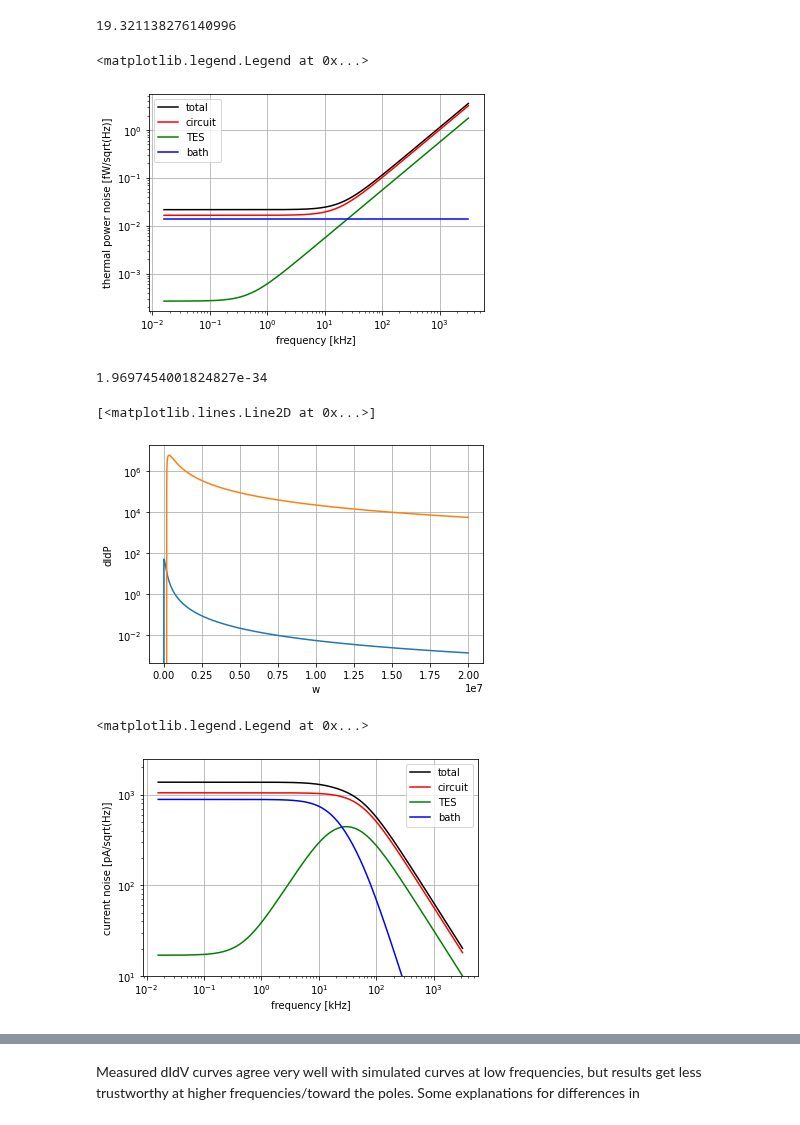
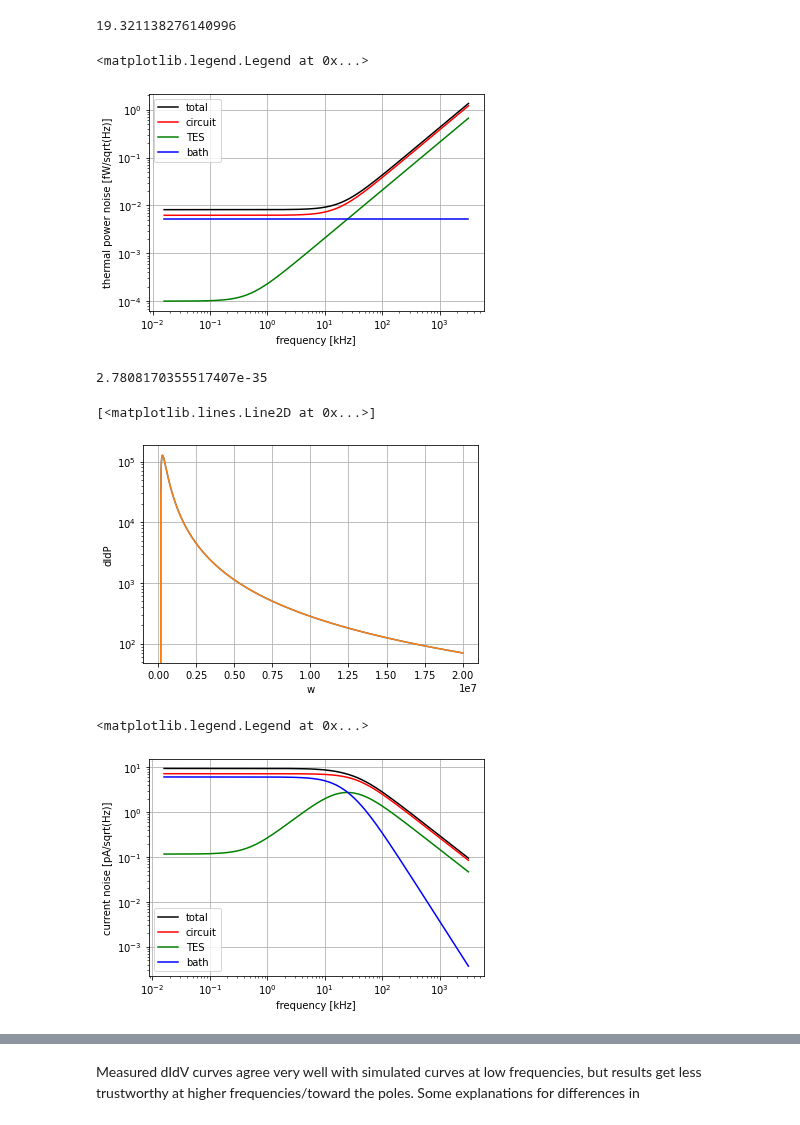
Before and after one commit to tamu-edu/tes_noise, a Jupyter notebook: bulk_tes_noise.ipynb, the cells around one changed output, grey strips where cells are left out. Saved outputs shown, nothing was run; the diff lists cells and outputs as text; code cells hidden in the pictures.

Commit message:
new numbers for TES volume from Mark
still need parasitic resistances accounting

```diff
--- a/bulk_tes_noise.ipynb
+++ b/bulk_tes_noise.ipynb
@@ -49,8 +49,9 @@ fsc = 2.5 # heat capacity increase due to superconducting/normal phase change
 gammaw = 108 # W heat capacity coefficient (J/K^2 m^3)
 
 # specs from Mark
-ltes = 220e-9 # TES length in direction of current flow (m)
-vtes = 1.7e-14 # TES volume (m^3) (17,000 um^3)
+# 1.2 um x 200 um x 25 nm x 400 per channel
+ltes = 200e-6 # TES length in direction of current flow (m)
+vtes = 400*(1.2e-6)*(200e-6)*(25e-9) # TES volume (m^3)
 Tc = 80e-3 # transition temp (K)
 dTc90_10 = 0.5e-3 # transition width from 10% of normal to 90% of normal (K)
 
@@ -262,25 +267,25 @@ plt.plot(1e-3*fn, 1e15*np.sqrt(SpTFN)*np.ones(fn.shape), 'b', label = 'bath')
 plt.legend()
 # %% [output]
 <matplotlib.legend.Legend at 0x...>
-[figure, old version]
+[figure, new version]
 # %%
 with open('Sp.txt', 'wb') as f:
     pickle.dump((Sp, fn), f)
 # %%
 SpTFN
 # %% [output]
-1.9697454001824827e-34
+2.7808170355517407e-35
 # %%
 # convert to current noise
-Ibias = 1e-6 # bias current (A)
+Ibias = 80e-6 # bias current (A)
 Vbias = Ibias*Rs # bias voltage
 I0 = Rs*Ibias/R0
 
 
 # first-order coeff matrix
 M = lambda w: np.array([
-    [(1j*w + Rl + Rn*(1+beta))/Lsquid, G*Ell/I0/Lsquid],
-    [-I0*Rn*(2+beta)/Cw, 1j*w + G*(1-Ell)/Cw]
+    [(1j*w + (Rl + R_op*(1+beta))/Lsquid), G*Ell/I0/Lsquid],
+    [-I0*R_op*(2+beta)/Cw, 1j*w + G*(1-Ell)/Cw]
 ])
 
 def _getdIdIP(w):
@@ -288,7 +293,7 @@ def _getdIdIP(w):
     return M_1[0,1]/Cw
 
 def getdIdP2(w):
-    return -G*Ell/((1j*w + G*(1-Ell)/Cw)*(1j*w + (Rl + R0*(1+beta))/Lsquid) + Ell*R0*G*(2+beta)/Lsquid/Cw)/Cw/I0/Lsquid
+    return -G*Ell/((1j*w + G*(1-Ell)/Cw)*(1j*w + (Rl + R_op*(1+beta))/Lsquid) + Ell*R_op*G*(2+beta)/Lsquid/Cw)/Cw/I0/Lsquid
 
 getdIdP = np.vectorize(_getdIdIP, otypes = (np.cdouble,))
 
@@ -316,28 +321,28 @@ plt.grid()
 plt.xlabel('w')
 plt.ylabel('dIdP')
 plt.semilogy()
-plt.plot(wspace, dIdP)
-plt.plot(wspace, dIdP2)
+plt.plot(wspace, np.real(dIdP))
+plt.plot(wspace, np.real(dIdP2))
 # %% [output]
 [<matplotlib.lines.Line2D at 0x...>]
-[figure, old version]
+[figure, new version]
 # %%
 plt.figure()
 plt.grid()
 plt.xlabel('frequency [kHz]')
 plt.ylabel('current noise [pA/sqrt(Hz)]')
 #plt.semilogy()
 plt.loglog()
-plt.ylim(10, 2.5e3)
+#plt.ylim(10, 2.5e3)
 plt.plot(1e-3*fn, 1e12*np.sqrt(SI), 'k', label = 'total')
 plt.plot(1e-3*fn, 1e12*np.sqrt(SIRl), 'r', label = 'circuit')
 plt.plot(1e-3*fn, 1e12*np.sqrt(SIRtes), 'g', label = 'TES')
 plt.plot(1e-3*fn, 1e12*np.sqrt(SITFN), 'b', label = 'bath')
 
 plt.legend()
 # %% [output]
 <matplotlib.legend.Legend at 0x...>
-[figure, old version]
+[figure, new version]
 # %%
 fig,axs = plt.subplots(nrows = 3, ncols = 3, figsize = (10, 8), sharey = True, sharex = True)
 
```
Also changed, not shown: parts of 9 cells of this notebook, 1 other file.
